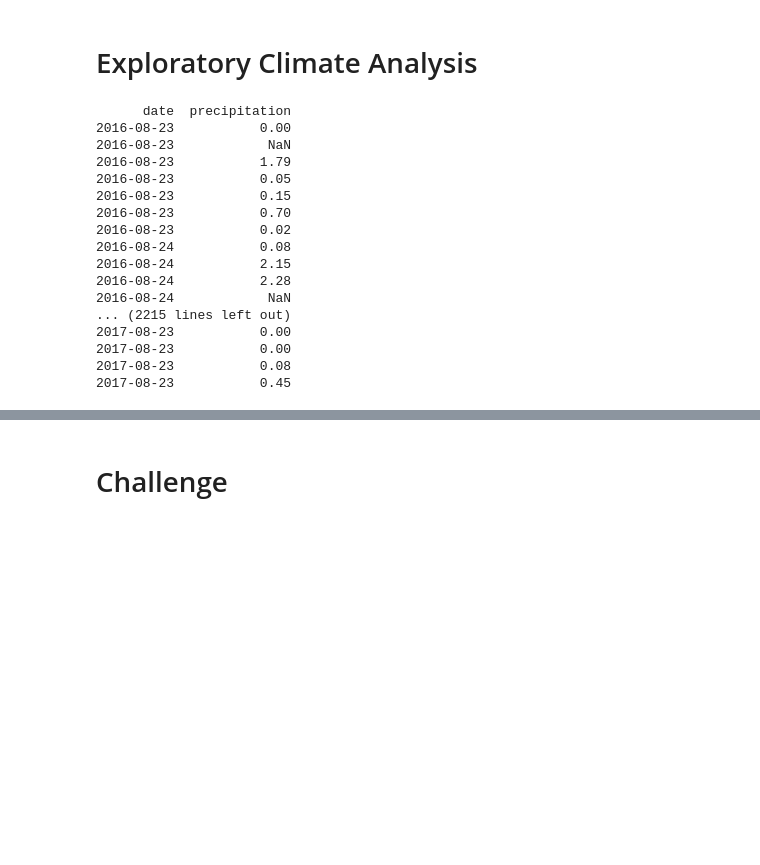
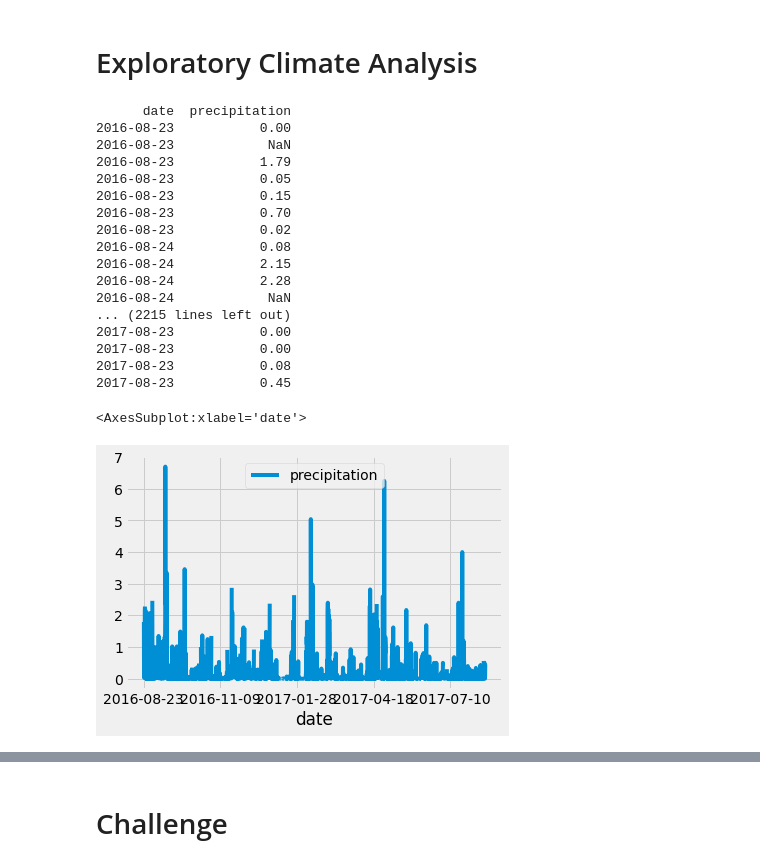
Before and after one commit to Martamorningham/surfs_up, a Jupyter notebook: climate_analysis.ipynb, the cells around one changed output, grey strips where cells are left out. Saved outputs shown, nothing was run; the diff lists cells and outputs as text; code cells hidden in the pictures; blank space fills up the shorter version.

```diff
--- a/climate_analysis.ipynb
+++ b/climate_analysis.ipynb
@@ -66,32 +66,35 @@ df.set_index(df['date'], inplace=True)
 
 #print to check results
 #print(df)
 
 #print df without the index
 #print(df.to_string(index=False))
 
 # Sort the dataframe by date
 df = df.sort_index()
 print(df.to_string(index=False))
 
 # Use Pandas Plotting with Matplotlib to plot the data
+df.plot()
 # %% [output]
       date  precipitation
 2016-08-23           0.00
 2016-08-23            NaN
 2016-08-23           1.79
 2016-08-23           0.05
 2016-08-23           0.15
 2016-08-23           0.70
 2016-08-23           0.02
 2016-08-24           0.08
 2016-08-24           2.15
 2016-08-24           2.28
 2016-08-24            NaN
 ... (2215 lines left out)
 2017-08-23           0.00
 2017-08-23           0.00
 2017-08-23           0.08
 2017-08-23           0.45
+<AxesSubplot:xlabel='date'>
+[figure, added]
 # %%
 # Use Pandas to calcualte the summary statistics for the precipitation data
```
Also changed, not shown: parts of 1 cell of this notebook.
